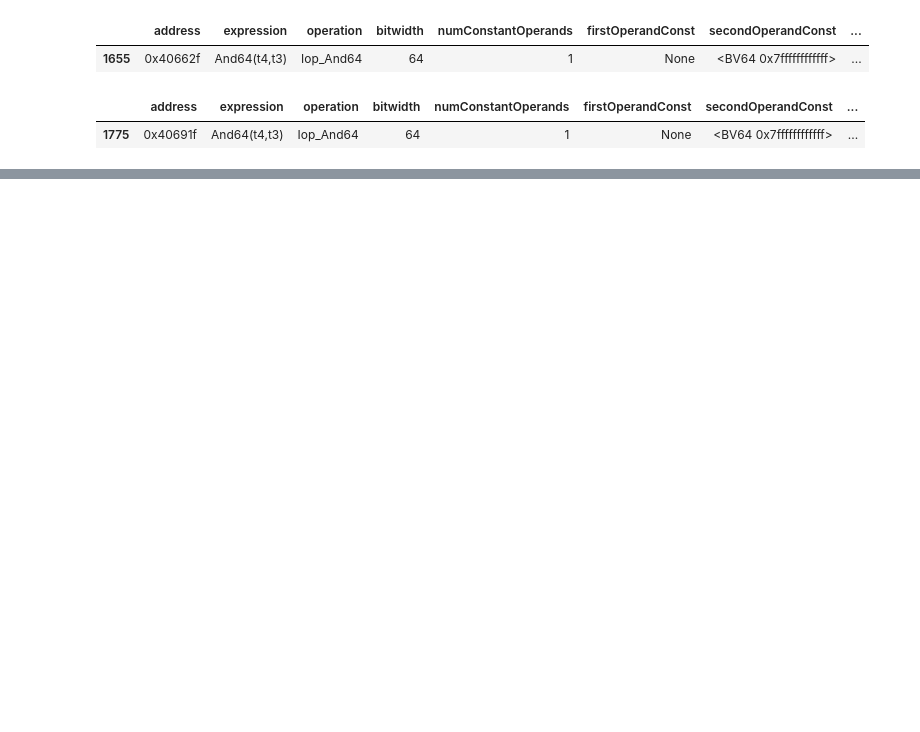
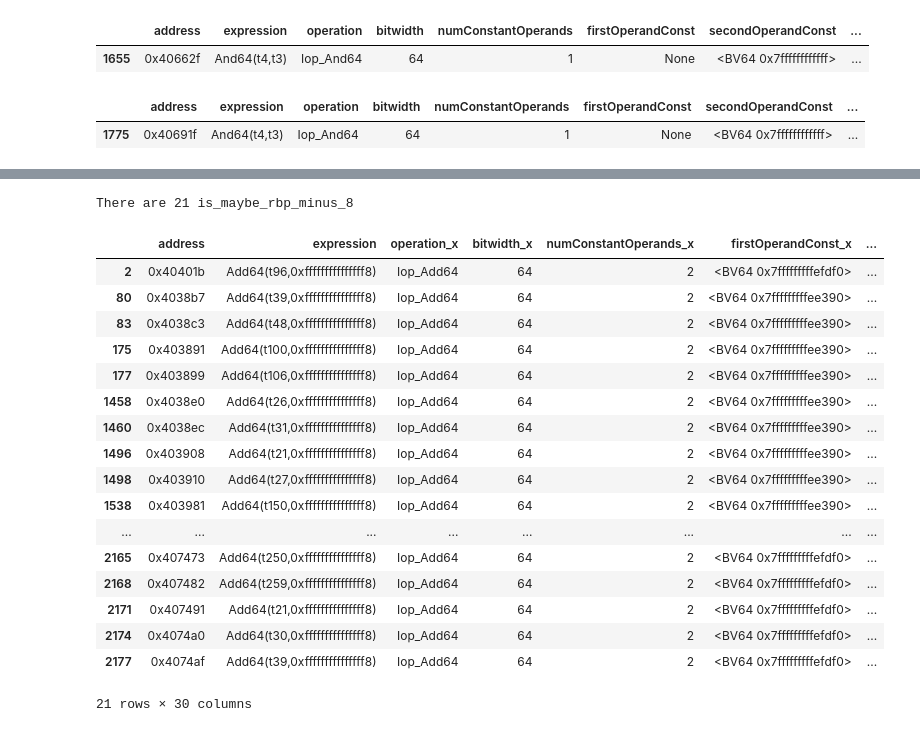
Before and after one commit to counter-optimization/checker, a Jupyter notebook: explore-comp-simp.ipynb, the cells around one changed output, grey strips where cells are left out. Drawn from its saved outputs; the diff is of its cells as text; code cells hidden in the pictures; blank space fills up the shorter version.

Commit message:
finish validating fmul2 small bitwidth 4 csv data

```diff
--- a/explore-comp-simp.ipynb
+++ b/explore-comp-simp.ipynb
@@ -249,0 +350,34 @@ simplifiable[simplifiable["address"].str.contains("691f")]
+# %%
+# Ok now looking at the remainder of the 2023 not_simp expressions that aren't push or pop:
+not_push_or_pop_data
+
+is_maybe_rbp_minus_8 = not_push_or_pop_data[
+    not_push_or_pop_data["expression"].str.contains("Add64")
+    &
+    not_push_or_pop_data["expression"].str.contains("0xfffffffffffffff8")
+]
+
+num_is_maybe_rbp_minus_8, _ = is_maybe_rbp_minus_8.shape
+print("There are %s is_maybe_rbp_minus_8" % num_is_maybe_rbp_minus_8)
+
+is_maybe_rbp_minus_8
+# %% [output]
+There are 21 is_maybe_rbp_minus_8
+|  | address | expression | operation_x | bitwidth_x | numConstantOperands_x | firstOperandConst_x | ... |
+| 2 | 0x40401b | Add64(t96,0xfffffffffffffff8) | Iop_Add64 | 64 | 2 | <BV64 0x7fffffffffefdf0> | ... |
+| 80 | 0x4038b7 | Add64(t39,0xfffffffffffffff8) | Iop_Add64 | 64 | 2 | <BV64 0x7fffffffffee390> | ... |
+| 83 | 0x4038c3 | Add64(t48,0xfffffffffffffff8) | Iop_Add64 | 64 | 2 | <BV64 0x7fffffffffee390> | ... |
+| 175 | 0x403891 | Add64(t100,0xfffffffffffffff8) | Iop_Add64 | 64 | 2 | <BV64 0x7fffffffffee390> | ... |
+| 177 | 0x403899 | Add64(t106,0xfffffffffffffff8) | Iop_Add64 | 64 | 2 | <BV64 0x7fffffffffee390> | ... |
+| 1458 | 0x4038e0 | Add64(t26,0xfffffffffffffff8) | Iop_Add64 | 64 | 2 | <BV64 0x7fffffffffee390> | ... |
+| 1460 | 0x4038ec | Add64(t31,0xfffffffffffffff8) | Iop_Add64 | 64 | 2 | <BV64 0x7fffffffffee390> | ... |
+| 1496 | 0x403908 | Add64(t21,0xfffffffffffffff8) | Iop_Add64 | 64 | 2 | <BV64 0x7fffffffffee390> | ... |
+| 1498 | 0x403910 | Add64(t27,0xfffffffffffffff8) | Iop_Add64 | 64 | 2 | <BV64 0x7fffffffffee390> | ... |
+| 1538 | 0x403981 | Add64(t150,0xfffffffffffffff8) | Iop_Add64 | 64 | 2 | <BV64 0x7fffffffffee390> | ... |
+| ... | ... | ... | ... | ... | ... | ... | ... |
+| 2165 | 0x407473 | Add64(t250,0xfffffffffffffff8) | Iop_Add64 | 64 | 2 | <BV64 0x7fffffffffefdf0> | ... |
+| 2168 | 0x407482 | Add64(t259,0xfffffffffffffff8) | Iop_Add64 | 64 | 2 | <BV64 0x7fffffffffefdf0> | ... |
+| 2171 | 0x407491 | Add64(t21,0xfffffffffffffff8) | Iop_Add64 | 64 | 2 | <BV64 0x7fffffffffefdf0> | ... |
+| 2174 | 0x4074a0 | Add64(t30,0xfffffffffffffff8) | Iop_Add64 | 64 | 2 | <BV64 0x7fffffffffefdf0> | ... |
+| 2177 | 0x4074af | Add64(t39,0xfffffffffffffff8) | Iop_Add64 | 64 | 2 | <BV64 0x7fffffffffefdf0> | ... |
+21 rows × 30 columns
```
Also changed, not shown: parts of 15 cells of this notebook, 3 other files.
